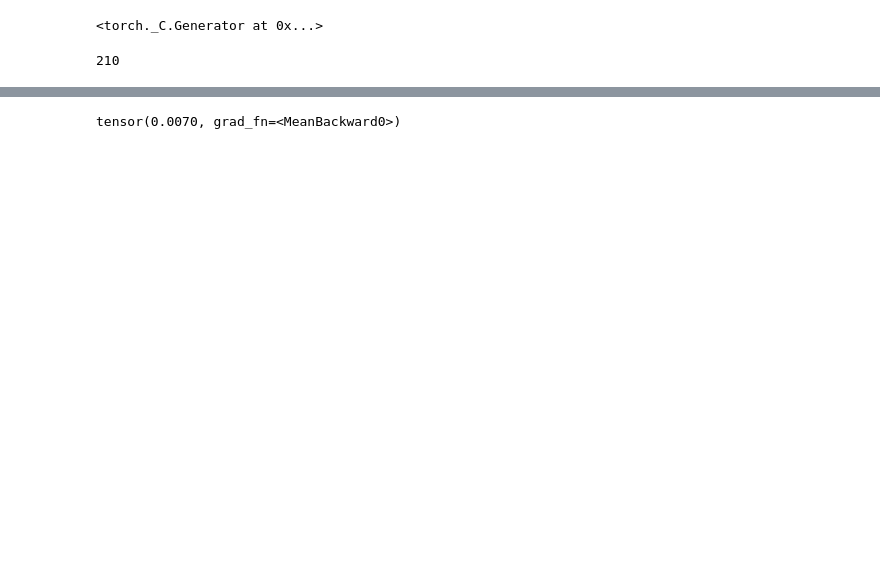
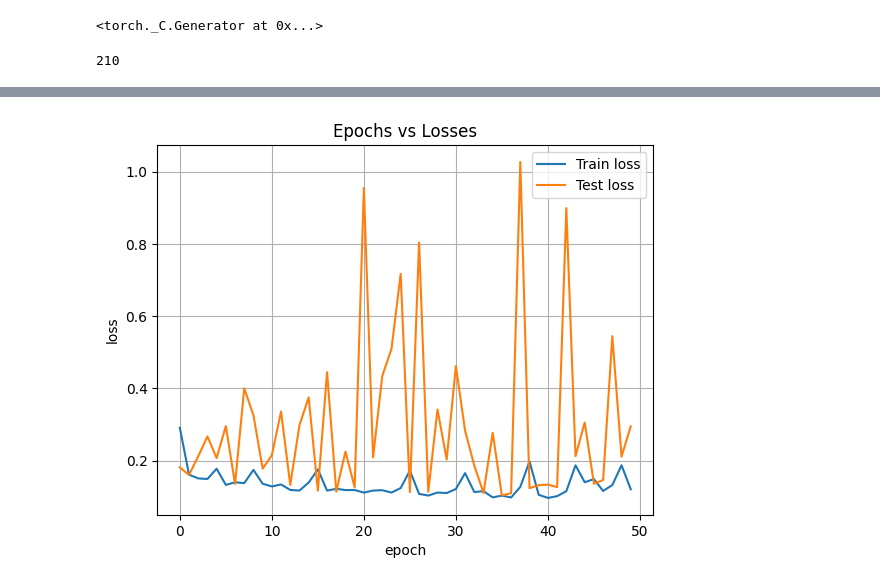
Before and after one commit to Mafaz03/Deep-Learning-in-Mechanics, a Jupyter notebook: Youngs_modulus.ipynb, the cells around one changed output, grey strips where cells are left out. Saved outputs shown, nothing was run; the diff lists cells and outputs as text; code cells hidden in the pictures; blank space fills up the shorter version.

```diff
--- a/Youngs_modulus.ipynb
+++ b/Youngs_modulus.ipynb
@@ -281,4 +381,14 @@ for epoch in range(1000):
 # %%
-loss_ic
+plt.plot(epoch_loss_track, label = "Train loss")
+plt.plot(epoch_loss_track_test, label = "Test loss")
+
+plt.title("Epochs vs Losses")
+plt.xlabel("epoch")
+plt.ylabel("loss")
+
+plt.grid()
+plt.legend()
+
+plt.show()
 # %% [output]
-tensor(0.0070, grad_fn=<MeanBackward0>)
+[figure, added]
```
Also changed, not shown: parts of 13 cells of this notebook.
